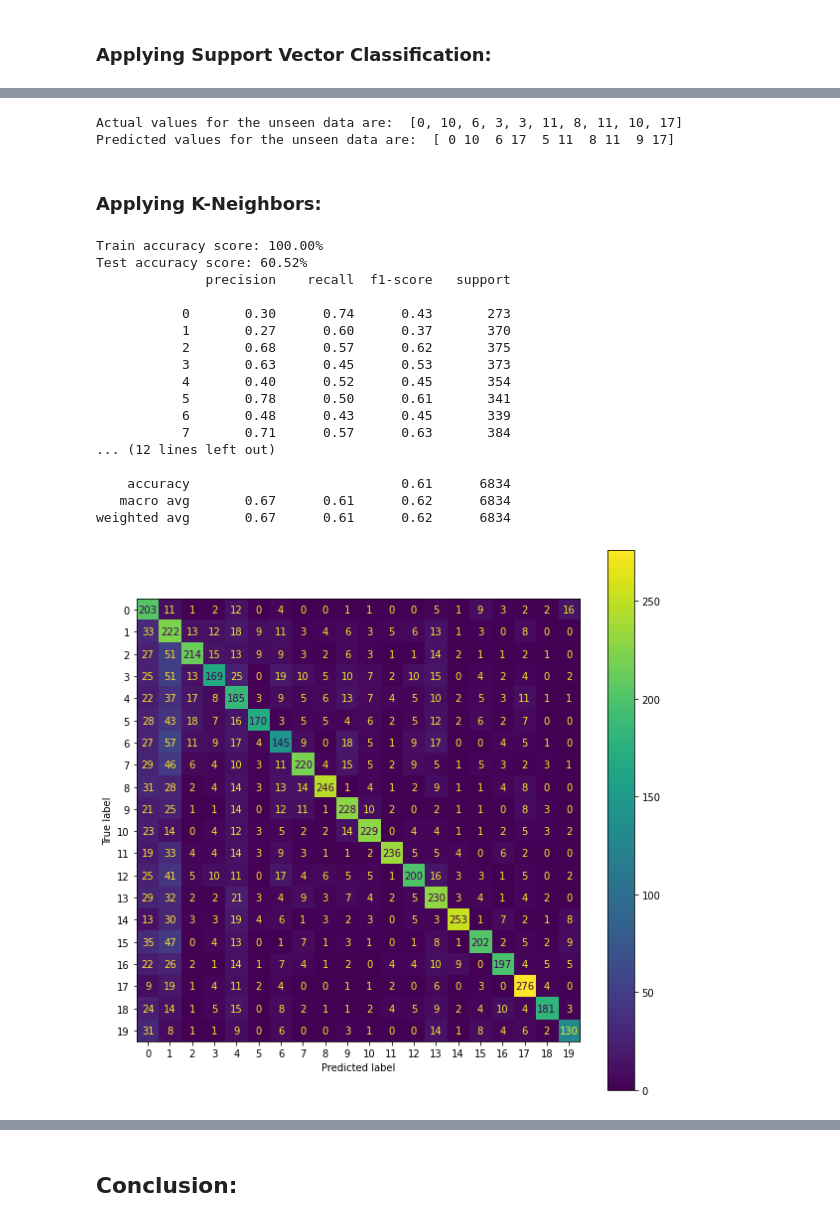
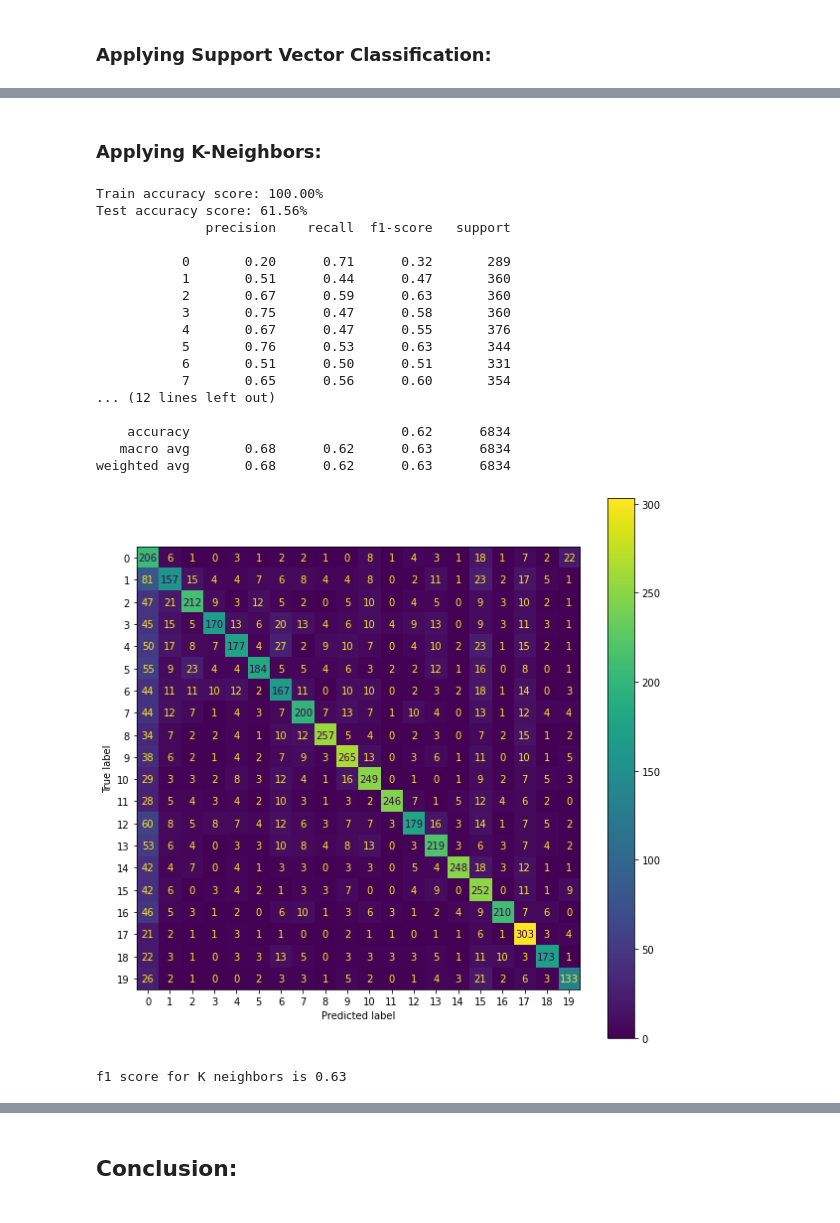
Before and after one commit to betulmesci/DataGlacier_Final_Project, a Jupyter notebook: DataGlacier Final.ipynb, the cells around one changed output, grey strips where cells are left out. Saved outputs shown, nothing was run; the diff lists cells and outputs as text; code cells hidden in the pictures.

```diff
--- a/DataGlacier Final.ipynb
+++ b/DataGlacier Final.ipynb
@@ -364,10 +367,10 @@ def acc_conf_mat(train, test, pred_train,pred_test):
     test_score = accuracy_score(test, pred_test) * 100
     print(f"Test accuracy score: {test_score:.2f}%")
     print(classification_report(test, pred_test))
-    cm = confusion_matrix(test, pred_test)
-    cmd = ConfusionMatrixDisplay(cm)
+    conf_matrix = confusion_matrix(test, pred_test)
+    conf_display = ConfusionMatrixDisplay(conf_matrix)
     fig, ax = plt.subplots(figsize=(10,10))
-    cmd.plot(ax=ax)
+    conf_display.plot(ax=ax)
 # %% [markdown]
 ### Applying Multinomial Naive Bayes Algorithm:
 # %%
@@ -411,9 +429,9 @@ Predicted values for the unseen data are:  [ 0 10  6  6  3 11  8 11  9 17]
 
 from sklearn.linear_model import LogisticRegression
 lr = LogisticRegression()
-lr.fit(bow_train, sentiment_train)
-train_pred = lr.predict(bow_train)
-test_pred = lr.predict(bow_test)
+lr.fit(train_X, train_y)
+train_pred = lr.predict(train_X)
+test_pred = lr.predict(test_X)
 # %% [output]
 STOP: TOTAL NO. of ITERATIONS REACHED LIMIT.
 
@@ -456,10 +486,10 @@ Predicted values for the unseen data are:  [ 0 10  6  3  5 11  8 11  9 17]
 from sklearn.svm import SVC
 
 
-svm = SVC(kernel='linear', C=0.025,random_state=101)
-svm.fit(bow_train, sentiment_train)
-train_pred = svm.predict(bow_train)
-test_pred = svm.predict(bow_test)
-acc_conf_mat(sentiment_train, sentiment_test, train_pred, test_pred)
+svm = SVC(kernel='linear', C=0.025,random_state=101,probability=True)
+svm.fit(train_X, train_y)
+train_pred = svm.predict(train_X)
+test_pred = svm.predict(test_X)
+acc_conf_mat(train_y, test_y, train_pred, test_pred)
 # %% [output]
 Train accuracy score: 99.76%
@@ -518,38 +530,36 @@ weighted avg       0.82      0.81      0.81      6834
-# %%
-pred = sgd.predict(trial)
-print("Actual values for the unseen data are: ", list(sentiment))
-print("Predicted values for the unseen data are: ", pred)
-# %% [output]
-Actual values for the unseen data are:  [0, 10, 6, 3, 3, 11, 8, 11, 10, 17]
-Predicted values for the unseen data are:  [ 0 10  6 17  5 11  8 11  9 17]
 # %% [markdown]
 ### Applying K-Neighbors:
 # %%
 from sklearn.neighbors import KNeighborsClassifier
 
 knn = KNeighborsClassifier(n_neighbors=1, metric='minkowski')
-knn.fit(bow_train, sentiment_train)
-train_pred = knn.predict(bow_train)
-test_pred = knn.predict(bow_test)
-acc_conf_mat(sentiment_train, sentiment_test, train_pred, test_pred)
+knn.fit(train_X, train_y)
+train_pred = knn.predict(train_X)
+test_pred = knn.predict(test_X)
+acc_conf_mat(train_y, test_y, train_pred, test_pred)
 # %% [output]
 Train accuracy score: 100.00%
-Test accuracy score: 60.52%
+Test accuracy score: 61.56%
               precision    recall  f1-score   support
 
-           0       0.30      0.74      0.43       273
-           1       0.27      0.60      0.37       370
-           2       0.68      0.57      0.62       375
-           3       0.63      0.45      0.53       373
-           4       0.40      0.52      0.45       354
-           5       0.78      0.50      0.61       341
-           6       0.48      0.43      0.45       339
-           7       0.71      0.57      0.63       384
+           0       0.20      0.71      0.32       289
+           1       0.51      0.44      0.47       360
+           2       0.67      0.59      0.63       360
+           3       0.75      0.47      0.58       360
+           4       0.67      0.47      0.55       376
+           5       0.76      0.53      0.63       344
+           6       0.51      0.50      0.51       331
+           7       0.65      0.56      0.60       354
 ... (12 lines left out)
 
-    accuracy                           0.61      6834
-   macro avg       0.67      0.61      0.62      6834
-weighted avg       0.67      0.61      0.62      6834
+    accuracy                           0.62      6834
+   macro avg       0.68      0.62      0.63      6834
+weighted avg       0.68      0.62      0.63      6834
-[figure, old version]
+[figure, new version]
+# %%
+f1 = f1_score(test_pred, test_y.values, average='macro')
+print("f1 score for K neighbors is {:.2f}".format(f1))
+# %% [output]
+f1 score for K neighbors is 0.63
 # %%
 pred = knn.predict(trial)
```
Also changed, not shown: parts of 53 cells of this notebook.
